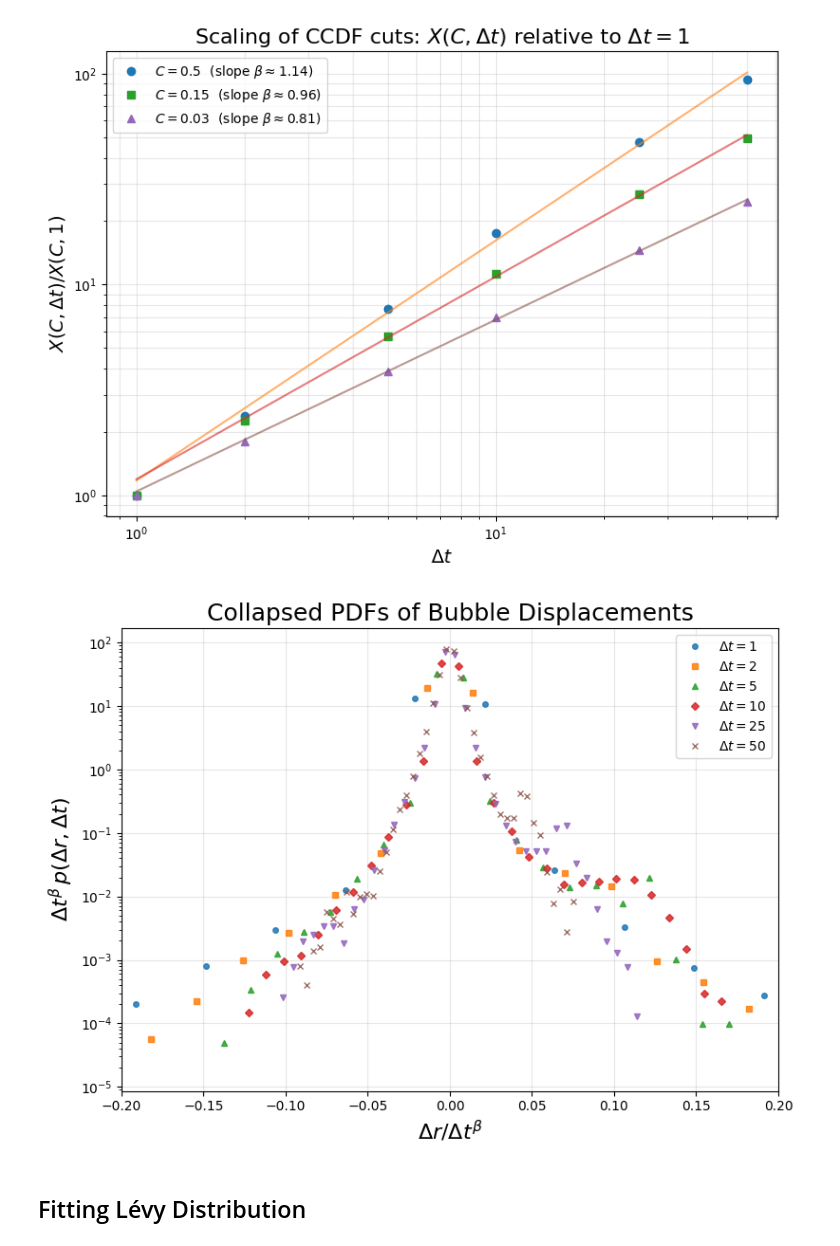
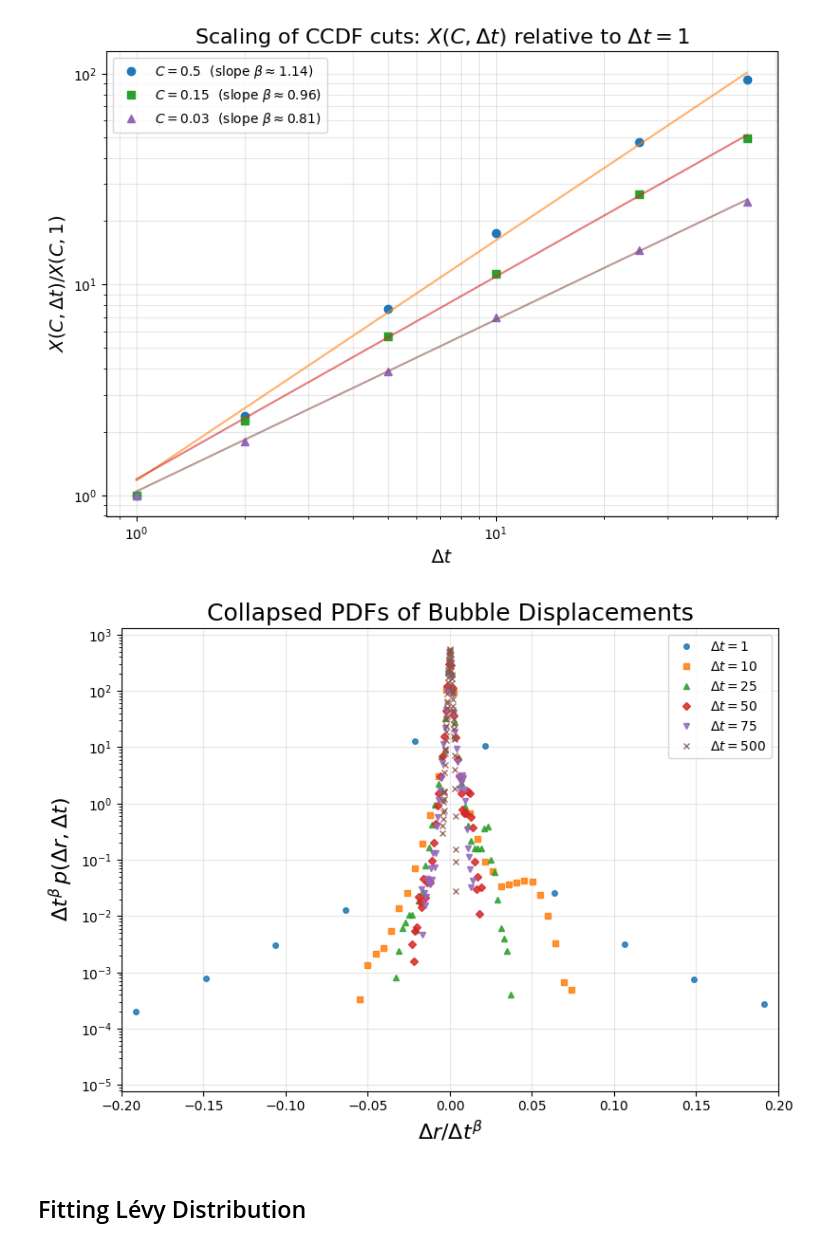
Before and after one commit to conorkirby/capstone, a Jupyter notebook: ProjectNotebooks/03_DisplacementDistributions.ipynb, the cells around one changed output. Drawn from its saved outputs; the diff is of its cells as text; code cells hidden in the pictures.

```diff
--- a/ProjectNotebooks/03_DisplacementDistributions.ipynb
+++ b/ProjectNotebooks/03_DisplacementDistributions.ipynb
@@ -179,8 +179,8 @@ Standard deviation of changes: 0.004466
 
 # Displacement Analysis for Multiple dt Values
 #dt_values = [1, 10, 25, 50, 75, 125, 200, 300, 400, 500]
-# dt_values = [1, 10, 25, 50, 75, 100]
-dt_values = [1, 2, 5, 10, 25, 50]
+dt_values = [1, 10, 25, 50, 75, 500]
+# dt_values = [1, 2, 5, 10, 25, 50]
 
 fig, axs = plt.subplots(2, 3, figsize=(15, 10))
 axs = axs.ravel()
@@ -544,7 +546,7 @@ plt.show()
 # Test collapse.
 # ==== Collapse signed displacement PDFs for bubbles ====
 # assume you already have: dt_values, df_corrected, and a fitted beta (e.g. from CCDF cuts)
-beta_collapse = 0.6   # or set manually, e.g. beta_collapse = 0.5
+beta_collapse = 0.95   # or set manually, e.g. beta_collapse = 0.5
 
 plt.figure(figsize=(8, 6))
 markers = ['o', 's', '^', 'D', 'v', 'x']
@@ -586,34 +588,34 @@ for idx, dt in enumerate(dt_plot_order):
     # scaling factor s(dt) = dt^beta
     s_dt = dt ** beta_collapse
 
     # rescale x and p(x) according to dynamic scaling ansatz
     x_scaled   = bin_centers / s_dt
     pdf_scaled = counts * s_dt
 
     plt.plot(
         x_scaled, pdf_scaled,
         marker=markers[idx % len(markers)],
         linestyle='none',
         alpha=0.85,
         markersize=4,
         label=rf'$\Delta t = {dt}$'
     )
 
 # you can use log or linear y depending on what you want to see
 plt.yscale('log')      # comment this out for linear y
 # plt.ylim(1e-3, 1e5)  # tweak if needed
 
 plt.xlabel(r"$\Delta r / \Delta t^{\beta}$", fontsize=16)
 plt.ylabel(r"$\Delta t^{\beta} \, p(\Delta r, \Delta t)$", fontsize=16)
 plt.title("Collapsed PDFs of Bubble Displacements", fontsize=18)
 plt.grid(alpha=0.3)
 plt.legend()
 plt.tight_layout()
 plt.xlim(-0.2, 0.2)
 # plt.savefig("/Users/conorkirby/Library/Mobile Documents/com~apple~CloudDocs/Coding/projects/python/capstone/Figures_Sample2/03_Figures/displacement_pdf_collapse_beta06_2.png", dpi=300, bbox_inches='tight')
 plt.show()
 # %% [output]
-[figure, old version]
+[figure, new version]
 # %% [markdown]
 ## Fitting Lévy Distribution
 # %%
```
Also changed, not shown: parts of 2 cells of this notebook, 3 other files.
